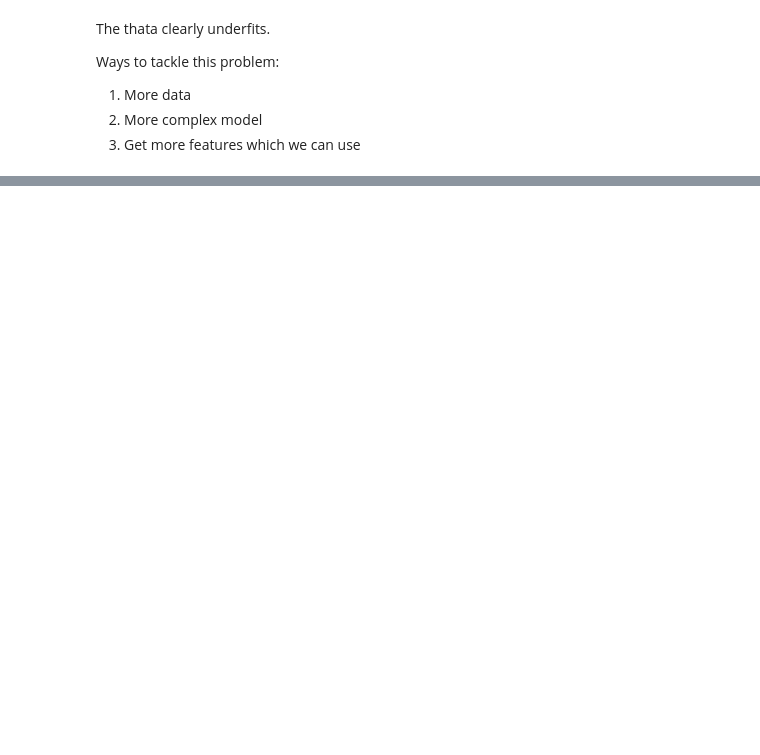
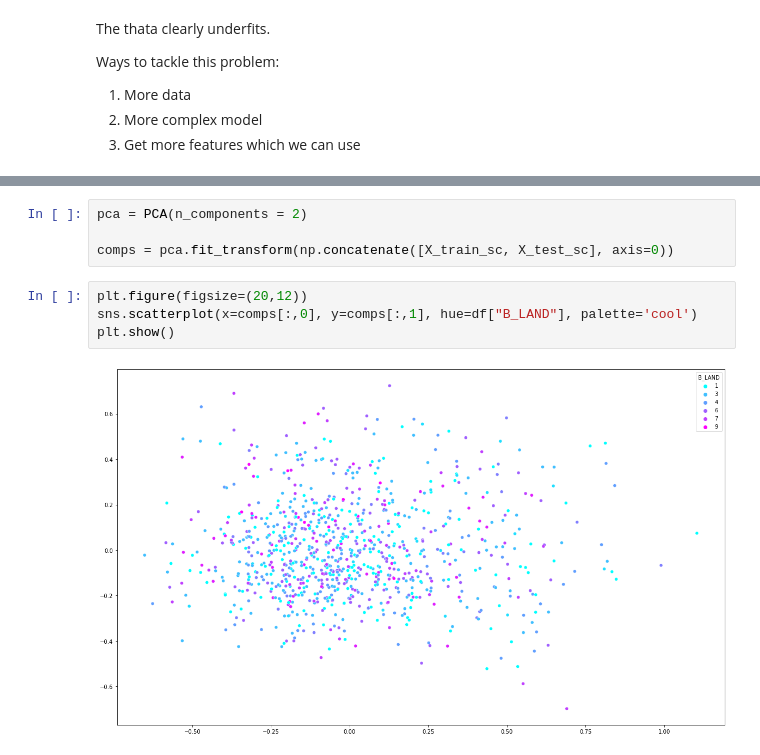
Before and after one commit to pythonTedo/Jo-CustemerCard, a Jupyter notebook: datainspect.ipynb, the cells around one changed output, grey strips where cells are left out. Saved outputs shown, nothing was run; the diff lists cells and outputs as text; blank space fills up the shorter version.

```diff
--- a/datainspect.ipynb
+++ b/datainspect.ipynb
@@ -386,0 +368,10 @@ df
+# %%
+pca = PCA(n_components = 2)
+
+comps = pca.fit_transform(np.concatenate([X_train_sc, X_test_sc], axis=0))
+# %%
+plt.figure(figsize=(20,12))
+sns.scatterplot(x=comps[:,0], y=comps[:,1], hue=df["B_LAND"], palette='cool')
+plt.show()
+# %% [output]
+[figure, added]
```
Also changed, not shown: parts of 13 cells of this notebook, 3 other files.
